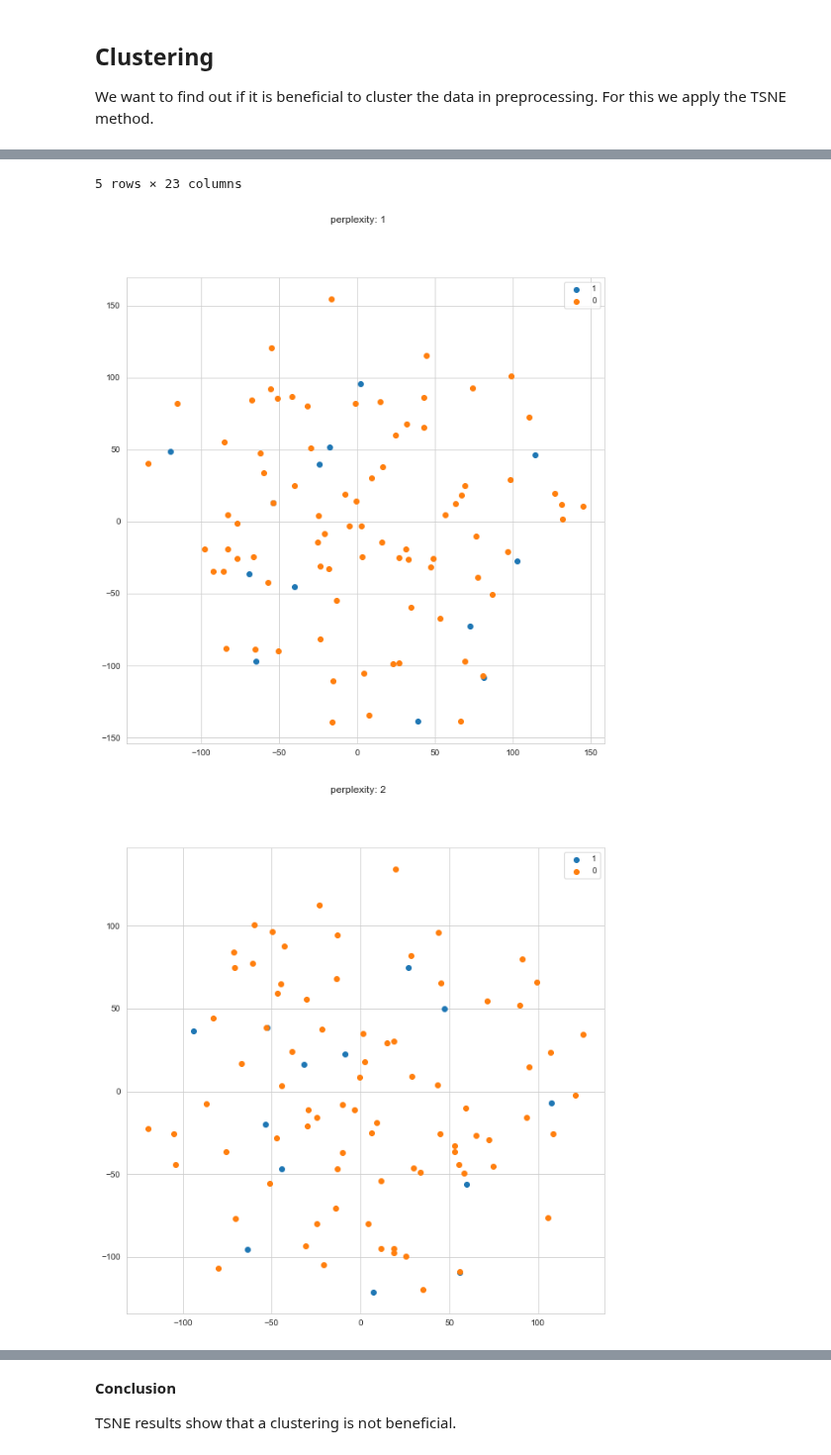
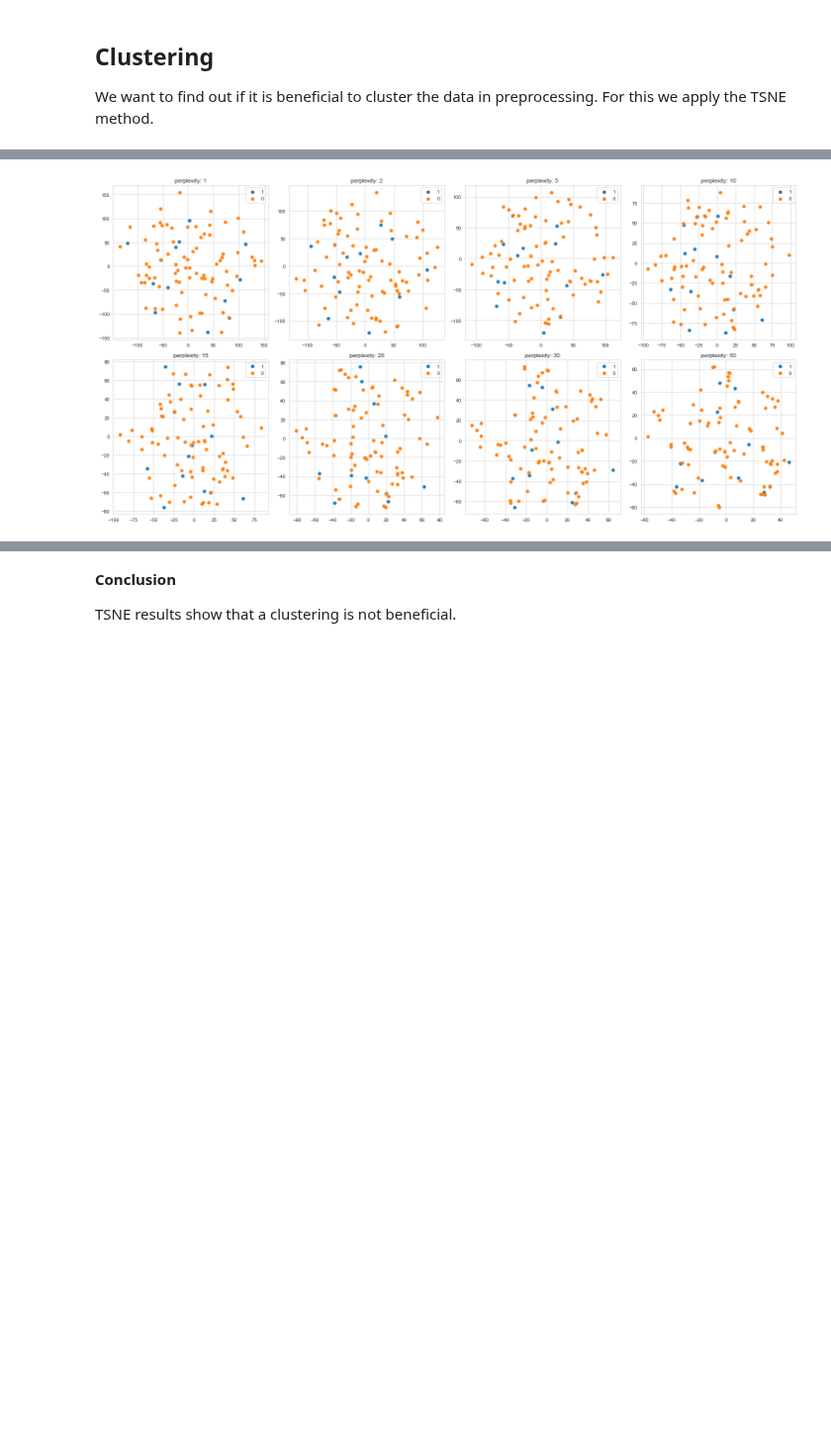
Before and after one commit to BenediktLueth/heartheroes, a Jupyter notebook: data_preprocessing.ipynb, the cells around one changed output, grey strips where cells are left out. Shown at 99% size. Drawn from its saved outputs; the diff is of its cells as text; code cells hidden in the pictures; blank space fills up the shorter version.

Commit message:
refactor: refactored clustering and visualization; small other refactorings

```diff
--- a/data_preprocessing.ipynb
+++ b/data_preprocessing.ipynb
@@ -30,6 +30,9 @@ heart_dataset = pd.read_csv('./heart_2020_cleaned.csv')
 
 # Copy dataset for processing
 heart_dataset_preprocessed = heart_dataset.copy()
+
+# Target column name
+target_column = 'HeartDisease'
 # %% [markdown]
 ## Get a feeling for the data
 # %% [markdown]
@@ -152,9 +155,9 @@ Yes             27373       8.55 %
 HeartDisease column has two distinct values and is the target variable, so we can use the LabelEncoder for preprocessing.
 # %%
 label_encoder = preprocessing.LabelEncoder()
-heart_dataset_preprocessed['HeartDisease'] = label_encoder.fit_transform(heart_dataset['HeartDisease'])
-display(heart_dataset['HeartDisease'][0:10])
-display(heart_dataset_preprocessed['HeartDisease'][0:10])
+heart_dataset_preprocessed[target_column] = label_encoder.fit_transform(heart_dataset[target_column])
+display(heart_dataset[target_column][0:10])
+display(heart_dataset_preprocessed[target_column][0:10])
 # %% [output]
 0     No
 1     No
@@ -231,0 +212,11 @@ SkinCancer: ['Yes' 'No']
+# %%
+# List all non-numerical features
+none_numerical_features = [
+    'Smoking', 'AlcoholDrinking', 'Stroke', 'DiffWalking', 'Sex', 'AgeCategory', 'Race', 'Diabetic', 'PhysicalActivity', 'GenHealth', 'Asthma', 'KidneyDisease', 'SkinCancer'
+]
+
+for feature in none_numerical_features:
+    unique_values=heart_dataset_preprocessed[feature].unique()
+    print("{feature:<20}".format(feature=feature),
+          "{unique_values:<20}".format(unique_values=str(unique_values))
+          )
@@ -441,24 +448,38 @@ We want to find out if it is beneficial to cluster the data in preprocessing. Fo
 # %%
 clustering_model_columns = list(set(heart_dataset_preprocessed.columns) - set(['Race_Other', 'AgeCategory']))
 X = heart_dataset_preprocessed[clustering_model_columns].sample(n=5000, random_state=42).dropna()
-X_cluster = X.drop(columns=['HeartDisease'])
+X_cluster = X.drop(columns=[target_column])
 
+figure = plt.figure(figsize=(20, 10))
+figure_index = 1
+
+# TODO BL: @FL do we really need that much perplexity values? It's pretty time-consuming (around 10 minutes on my machine)
 perplexity_ls = [1, 2, 5, 10, 15, 20, 30, 50]
+for perplexity in perplexity_ls:
+    # TODO BL: @FL if possible, please remove the future warning
+    tsne = TSNE(n_components=2,
+                learning_rate=5,
+                init='pca',
+                perplexity=perplexity,
+                random_state=42,
+                n_iter=3000,
+                n_jobs=-1
+                )
 
-for perplexity in perplexity_ls:
-    tsne = TSNE(n_components=2, learning_rate=5,
-                init='pca', perplexity=perplexity, random_state=42, n_iter=3000, n_jobs=-1)
     X_tsne_embedded = tsne.fit_transform(X_cluster)
-
     X_tsne_embedded_concat = pd.merge(X, pd.DataFrame(X_tsne_embedded), left_index=True, right_index=True)
 
-    fig, ax = plt.subplots(figsize=(10, 10))
+    ax = figure.add_subplot(2, 4, figure_index)
+    ax.set_title("perplexity: {}".format(perplexity))
 
     heart_disease_ls = [1, 0]
     for has_heart_disease in heart_disease_ls:
-        points_to_plot = X_tsne_embedded_concat.loc[X_tsne_embedded_concat["HeartDisease"] == has_heart_disease, :]
-        plt.scatter(y=points_to_plot[0], x=points_to_plot[1], label=str(has_heart_disease))
-        plt.suptitle("perplexity: {}".format(perplexity))
-    plt.legend()
-    plt.savefig('tsne_perplexity_{}.png'.format(perplexity))
+        points_to_plot = X_tsne_embedded_concat.loc[X_tsne_embedded_concat[target_column] == has_heart_disease, :]
+        ax.scatter(y=points_to_plot[0], x=points_to_plot[1], label=has_heart_disease)
+
+    ax.legend()
+    figure_index += 1
+
+plt.tight_layout()
+plt.show()
 # %% [output]
@@ -471,3 +486 @@ for perplexity in perplexity_ls:
-5 rows × 23 columns
-[figure, old version]
+[figure, new version]
-[figure, removed]
```
Also changed, not shown: parts of 36 cells of this notebook.
